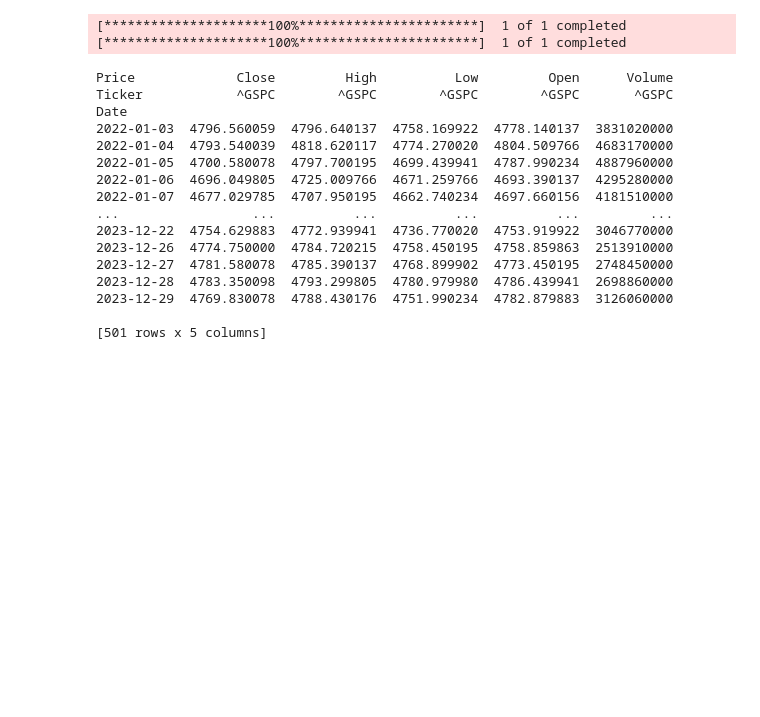
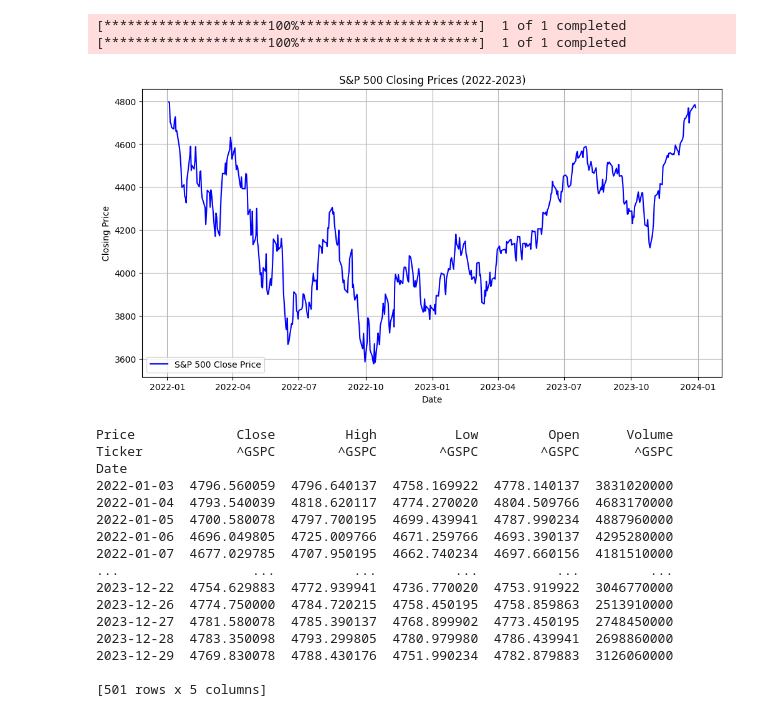
Before and after one commit to shahzeb147/VoltTFormer, a Jupyter notebook: testing.ipynb, the cells around one changed output. Drawn from its saved outputs; the diff is of its cells as text; code cells hidden in the pictures; blank space fills up the shorter version.

```diff
--- a/testing.ipynb
+++ b/testing.ipynb
@@ -7,6 +9,21 @@ vix = yf.download("^VIX", start="2022-01-01", end="2023-12-31")
 YF.download() has changed argument auto_adjust default to True
 [*********************100%***********************]  1 of 1 completed
 [*********************100%***********************]  1 of 1 completed
+# %%
+plt.figure(figsize=(12, 6))
+plt.plot(sp500.index, sp500["Close"], label="S&P 500 Close Price", color='b')
+
+# Formatting
+plt.title("S&P 500 Closing Prices (2022-2023)")
+plt.xlabel("Date")
+plt.ylabel("Closing Price")
+plt.legend()
+plt.grid(True)
+
+# Show the plot
+plt.show()
+# %% [output]
+[figure, added]
 # %%
 print(sp500)
 # %% [output]
```
Also changed, not shown: parts of 2 cells of this notebook.
